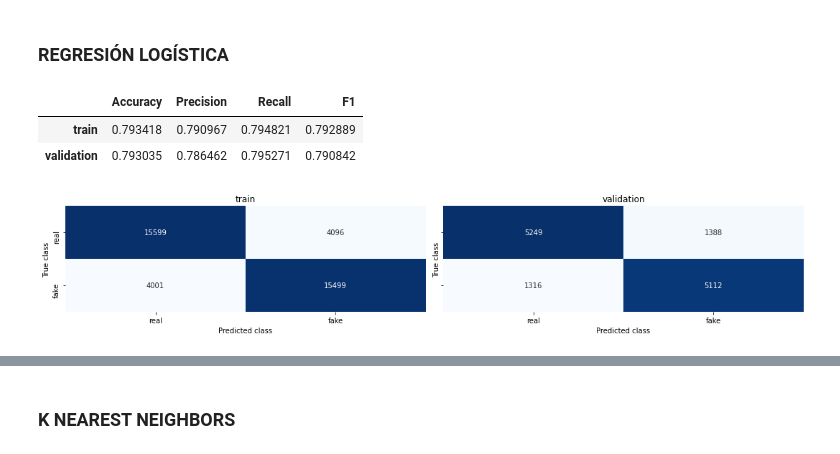
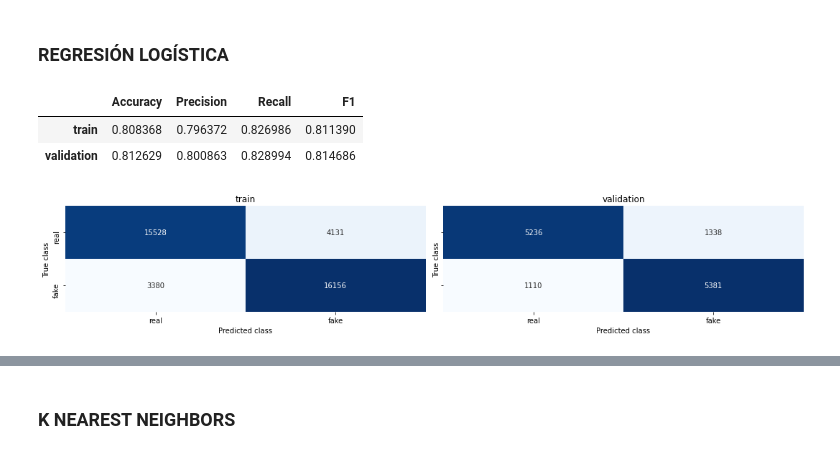
Before and after one commit to MiguelIribas/MachineLearning, a Jupyter notebook: tp2_experimentation.ipynb, the cells around one changed output, grey strips where cells are left out. Drawn from its saved outputs; the diff is of its cells as text; code cells hidden in the pictures.

```diff
--- a/tp2_experimentation.ipynb
+++ b/tp2_experimentation.ipynb
@@ -83,11 +87,15 @@ mapper = DataFrameMapper([
     (['profile_picture'], [OneHotEncoder()]),
     (['external_url'], [OneHotEncoder()]),
     (['post_lenght'], [StandardScaler()]),
+    (['post_lenght_null'], None),
+    (['none_image'], None),
     (['engagement_rate_likes'], [StandardScaler()]),
     (['engagement_rate_comments'], [StandardScaler()]),
+    (['post_location'], None),
     (['hashtags_post'], [StandardScaler()]),
     (['hashtags_promotional'], [StandardScaler()]),
     (['hashtags_followers'], [StandardScaler()]),
+    (['cosine_similarity'], None),
     (['interval_post'], [StandardScaler()])
 ])
 
@@ -181,15 +193,15 @@ from sklearn.linear_model import LogisticRegression
 # %%
 model_lr = Pipeline([
     ('mapper', mapper),
-    ('imputer', SimpleImputer(strategy='mean')),
+    ('imputer', IterativeImputer(random_state=42)),
     ('classifier', LogisticRegression(random_state=42)),
 ])
 
 model_lr.fit(train, train.user_class)
 
 evaluate_model(model_lr)
 # %% [output]
 |  | Accuracy | Precision | Recall | F1 |
-| train | 0.793418 | 0.790967 | 0.794821 | 0.792889 |
-| validation | 0.793035 | 0.786462 | 0.795271 | 0.790842 |
+| train | 0.808368 | 0.796372 | 0.826986 | 0.811390 |
+| validation | 0.812629 | 0.800863 | 0.828994 | 0.814686 |
 [figure]
```
Also changed, not shown: parts of 26 cells of this notebook.
